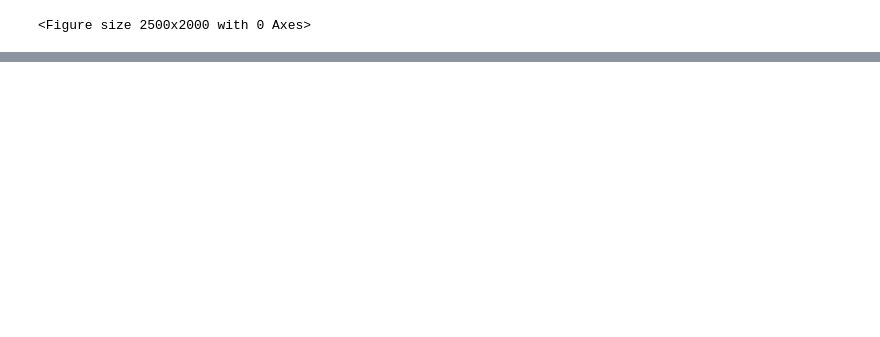
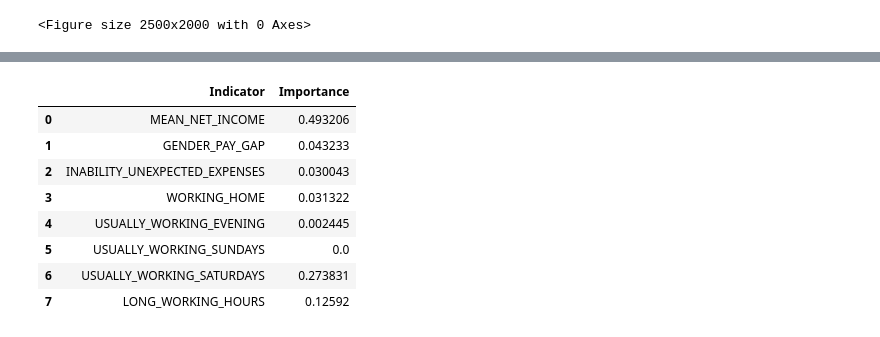
Before and after one commit to OsvaldoValdivia/P4-Job_satisfaction, a Jupyter notebook: P4-Job_satisfaction.ipynb, the cells around one changed output, grey strips where cells are left out. Saved outputs shown, nothing was run; the diff lists cells and outputs as text; code cells hidden in the pictures; blank space fills up the shorter version.

Commit message:
Add indicators importance visualization

```diff
--- a/P4-Job_satisfaction.ipynb
+++ b/P4-Job_satisfaction.ipynb
@@ -786,6 +786,13 @@ from sklearn import metrics
 from sklearn.tree import export_graphviz
 import graphviz
 from sklearn import tree
+# %%
+# Prepare our indicators
+indicators = variables.copy()
+indicators.remove("AVG_JOB_SATISFACTION")
+indicators.remove("MEDIAN_NET_INCOME")
+indicators.remove("AVG_WEEKLY_WORKING_HOURS")
+indicators.remove("FINANTIAL_SITUATION_RATING")
 # %%
 # Prepare our datasets
 X = inputed_data[indicators]
@@ -808,3 +815,9 @@ graphviz.Source(dot_data, format="png")
 # %% [output]
 [drawing not drawn]
 <Figure size 2500x2000 with 0 Axes>
+# %%
+# get importance
+importance = model.feature_importances_
+# summarize feature importance
+for i,v in enumerate(importance):
+ print('%s, Score: %.5f' % (indicators[i],v))
@@ -810,0 +833,15 @@ graphviz.Source(dot_data, format="png")
+# %%
+# Create indicators importance dataframe to analyse
+indicators_importance = pd.DataFrame([indicators,importance]).transpose()
+indicators_importance.columns=['Indicator','Importance']
+indicators_importance
+# %% [output]
+|  | Indicator | Importance |
+| 0 | MEAN_NET_INCOME | 0.493206 |
+| 1 | GENDER_PAY_GAP | 0.043233 |
+| 2 | INABILITY_UNEXPECTED_EXPENSES | 0.030043 |
+| 3 | WORKING_HOME | 0.031322 |
+| 4 | USUALLY_WORKING_EVENING | 0.002445 |
+| 5 | USUALLY_WORKING_SUNDAYS | 0.0 |
+| 6 | USUALLY_WORKING_SATURDAYS | 0.273831 |
+| 7 | LONG_WORKING_HOURS | 0.12592 |
```
Also changed, not shown: parts of 3 cells of this notebook.
